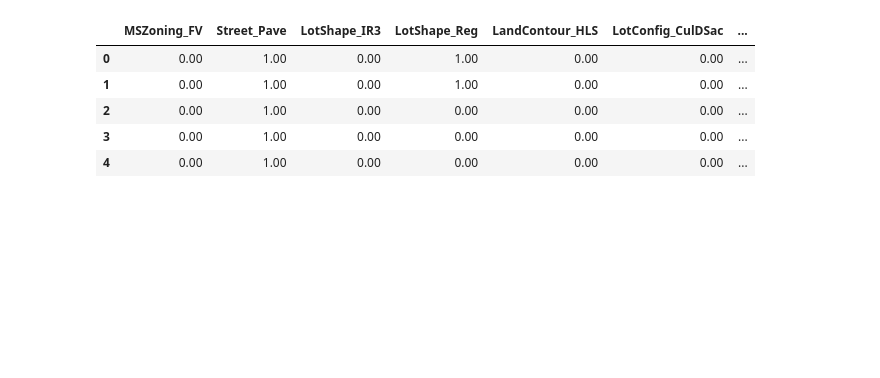
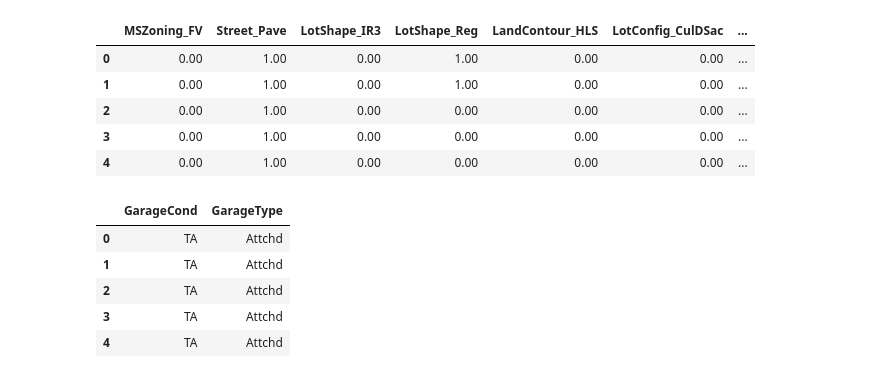
Before and after one commit to Justdek-code/data-science, a Jupyter notebook: house_prices_prediction/house_prices_prediction_solution2.ipynb, the cells around one changed output. Cells and saved outputs as stored; diff of their text form; code cells hidden in the pictures; blank space fills up the shorter version.

Commit message:
set up categorical pipeline, ColumnSelection class

```diff
--- a/house_prices_prediction/house_prices_prediction_solution2.ipynb
+++ b/house_prices_prediction/house_prices_prediction_solution2.ipynb
@@ -664,0 +733,22 @@ encoded_categorical_data.shape
+# %%
+class Encoder(BaseEstimator, TransformerMixin):
+
+    def __init__(self):
+        pass
+
+    def fit(self, X: pd.DataFrame, y=None):
+        return self
+
+    def transform(self, X:pd.DataFrame):
+        X = X.copy()
+        categorical_features = list(X)
+
+        encoder = OneHotEncoder(drop='first')
+        X = encoder.fit_transform(X)
+        X = np.array(X.todense())
+        X = pd.DataFrame(X, columns=encoder.get_feature_names(categorical_features))
+
+        return X
+# %%
+test_encoder = Encoder()
+test_encoder.fit_transform(categorical_data).head()
@@ -699,3 +796,29 @@ encoded_categorical_data.head()
 | 4 | 0.00 | 1.00 | 0.00 | 0.00 | 0.00 | 0.00 | ... |
 # %%
 encoded_categorical_features = list(encoded_categorical_data)
+# %%
+class ColumnSelection(BaseEstimator, TransformerMixin):
+
+    def __init__(self, columns):
+        if not isinstance(columns, list):
+            self.columns = [columns]
+        else:
+            self.columns = columns
+
+    def fit(self, X: pd.DataFrame, y=None):
+        return self
+
+    def transform(self, X:pd.DataFrame):
+        X = X.copy()
+        return X[self.columns]
+# %%
+columns_selection = ColumnSelection(['GarageCond', 'GarageType'])
+# %%
+columns_selection.fit_transform(categorical_data).head()
+# %% [output]
+|  | GarageCond | GarageType |
+| 0 | TA | Attchd |
+| 1 | TA | Attchd |
+| 2 | TA | Attchd |
+| 3 | TA | Attchd |
+| 4 | TA | Attchd |
```
Also changed, not shown: parts of 19 cells of this notebook.
